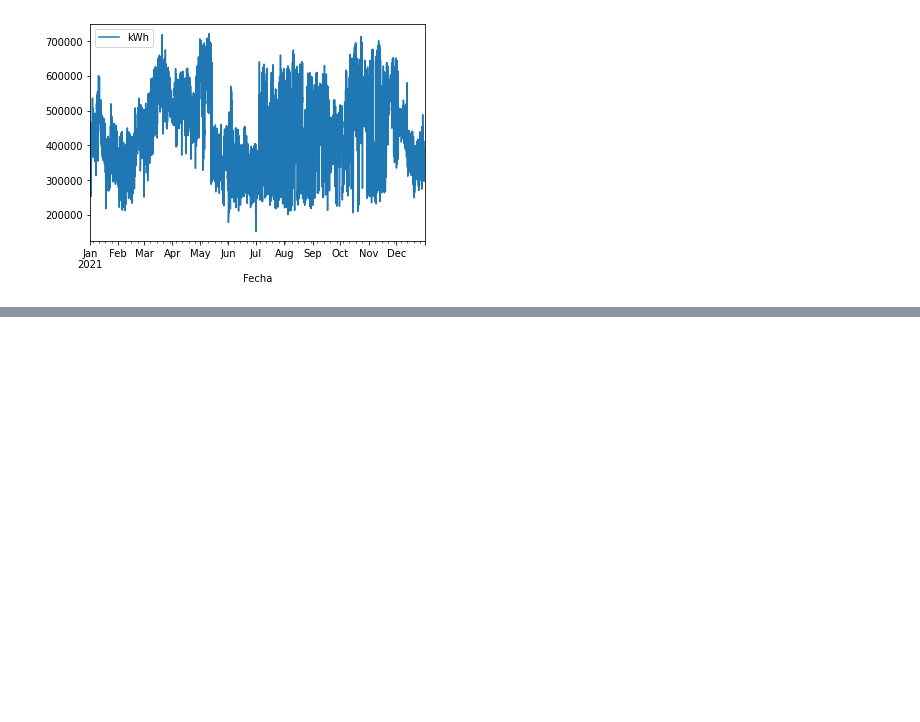
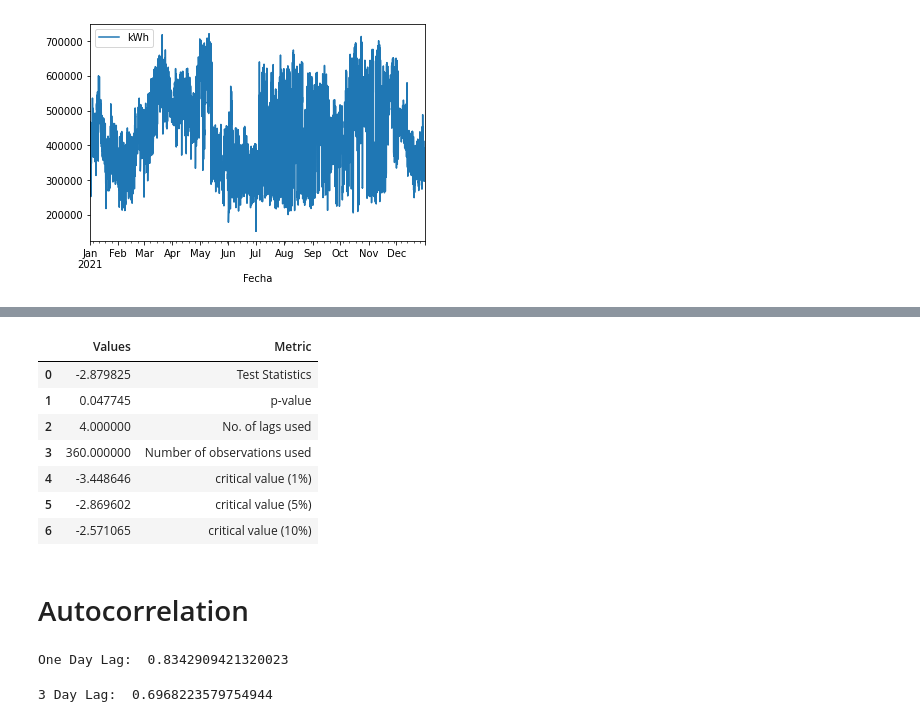
Before and after one commit to nensanc/cigrec2.5_spp_analytics, a Jupyter notebook: Time Series Analysis/main.ipynb, the cells around one changed output, grey strips where cells are left out. Cells and saved outputs as stored; diff of their text form; code cells hidden in the pictures; blank space fills up the shorter version.

```diff
--- a/Time Series Analysis/main.ipynb
+++ b/Time Series Analysis/main.ipynb
@@ -52,0 +57,36 @@ df_datagen.resample("d").mean()
+# %%
+adft = adfuller(df_datagen_day,autolag="AIC")
+# %%
+output_df = DataFrame(
+        {"Values":[
+            adft[0],adft[1],adft[2],adft[3], adft[4]['1%'], adft[4]['5%'], adft[4]['10%']
+            ],
+        "Metric":["Test Statistics","p-value","No. of lags used",
+        "Number of observations used",
+        "critical value (1%)", "critical value (5%)", "critical value (10%)"]
+        }
+    )
+# %%
+output_df
+# %% [output]
+|  | Values | Metric |
+| 0 | -2.879825 | Test Statistics |
+| 1 | 0.047745 | p-value |
+| 2 | 4.000000 | No. of lags used |
+| 3 | 360.000000 | Number of observations used |
+| 4 | -3.448646 | critical value (1%) |
+| 5 | -2.869602 | critical value (5%) |
+| 6 | -2.571065 | critical value (10%) |
+# %% [markdown]
+# Autocorrelation
+# %%
+autocorrelation_lag1 = df_datagen_day['kWh'].autocorr(lag=1)
+print("One Day Lag: ", autocorrelation_lag1)
+# %% [output]
+One Day Lag:  0.8342909421320023
+# %%
+day=3
+autocorrelation_lag9 = df_datagen_day['kWh'].autocorr(lag=day)
+print(f"{day} Day Lag: ", autocorrelation_lag9)
+# %% [output]
+3 Day Lag:  0.6968223579754944
```
Also changed, not shown: parts of 6 cells of this notebook.
